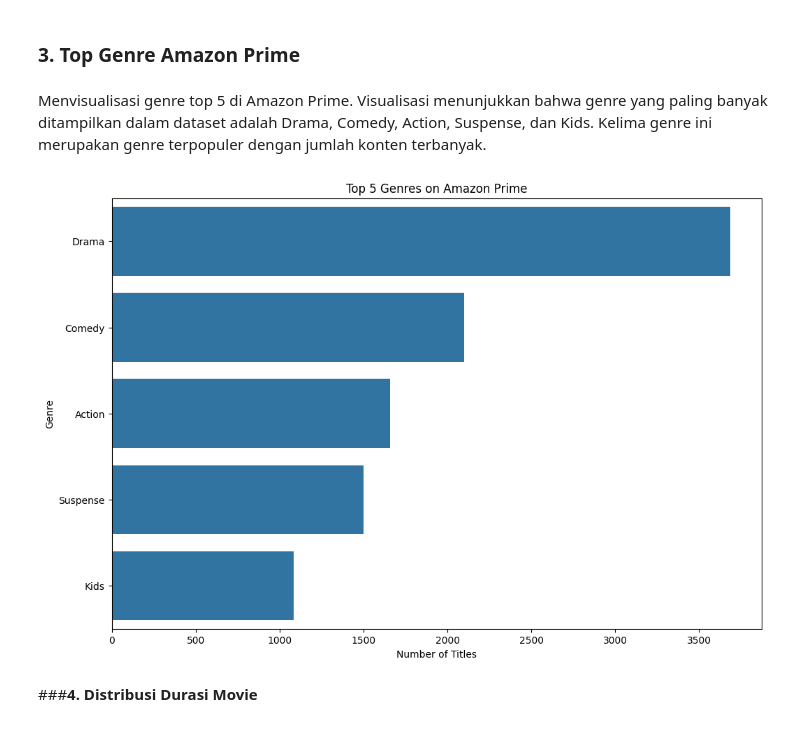
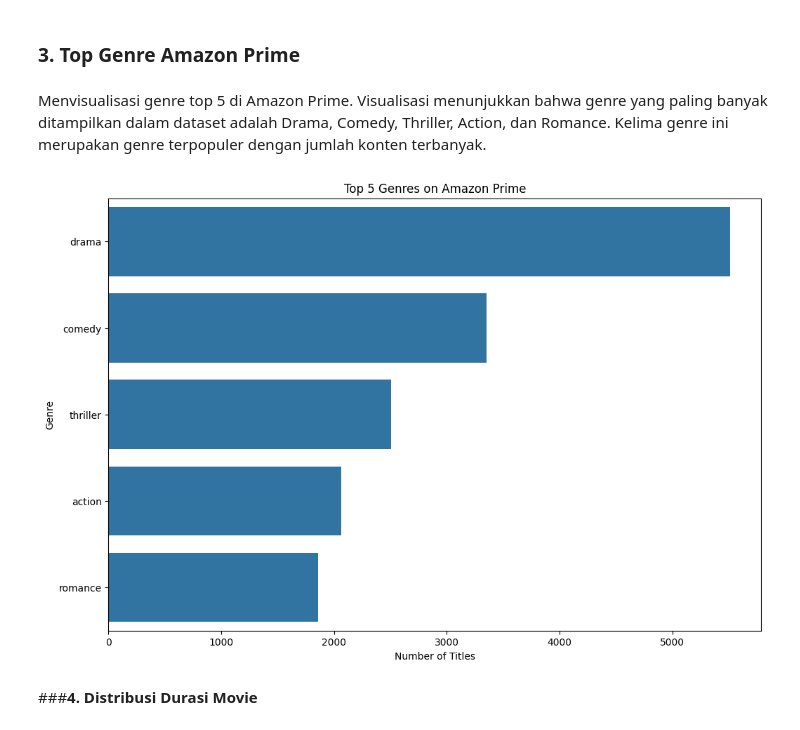
Before and after one commit to liqolina/Submission-Dicoding, a Jupyter notebook: MLT_SubEnd/notebook.ipynb, the cells around one changed output. Drawn from its saved outputs; the diff is of its cells as text; code cells hidden in the pictures.

```diff
--- a/MLT_SubEnd/notebook.ipynb
+++ b/MLT_SubEnd/notebook.ipynb
@@ -38,6 +38,6 @@ Mounted at /content/drive
 # %% [markdown]
 Memuat data dari csv ke dataframe
 # %%
-df= pd.read_csv('/content/drive/MyDrive/Submission/Submission_One_ML_Terapan/amazon_prime_titles.csv')
+df= pd.read_csv('/content/drive/MyDrive/Submission/Submission_One_ML_Terapan/Amazon_Prime_Video/titles.csv')
 df.head()
 # %% [output]
@@ -155,17 +186,24 @@ plt.show()
 # %% [markdown]
 ### **3. Top Genre Amazon Prime**
 # %% [markdown]
-Menvisualisasi genre top 5 di Amazon Prime. Visualisasi menunjukkan bahwa genre yang paling banyak ditampilkan dalam dataset adalah Drama, Comedy, Action, Suspense, dan Kids. Kelima genre ini merupakan genre terpopuler dengan jumlah konten terbanyak.
+Menvisualisasi genre top 5 di Amazon Prime. Visualisasi menunjukkan bahwa genre yang paling banyak ditampilkan dalam dataset adalah Drama, Comedy, Thriller, Action, dan Romance. Kelima genre ini merupakan genre terpopuler dengan jumlah konten terbanyak.
 # %%
-genres = df['listed_in'].str.split(', ', expand=True).stack().value_counts()
+import ast
+
+# Ubah string list menjadi list Python menggunakan ast.literal_eval
+df['genres'] = df['genres'].apply(ast.literal_eval)
+
+# Hitung frekuensi genre
+genre_counts = df.explode('genres')['genres'].value_counts()
+
 plt.figure(figsize=(12, 8))
-sns.barplot(x=genres.values[:5], y=genres.index[:5])
+sns.barplot(x=genre_counts.values[:5], y=genre_counts.index[:5])
 plt.title('Top 5 Genres on Amazon Prime')
 plt.xlabel('Number of Titles')
 plt.ylabel('Genre')
 plt.show()
 # %% [output]
-[figure, old version]
+[figure, new version]
 # %% [markdown]
 ###**4. Distribusi Durasi Movie**
 # %% [markdown]
```
Also changed, not shown: parts of 77 cells of this notebook, 11 other files.
